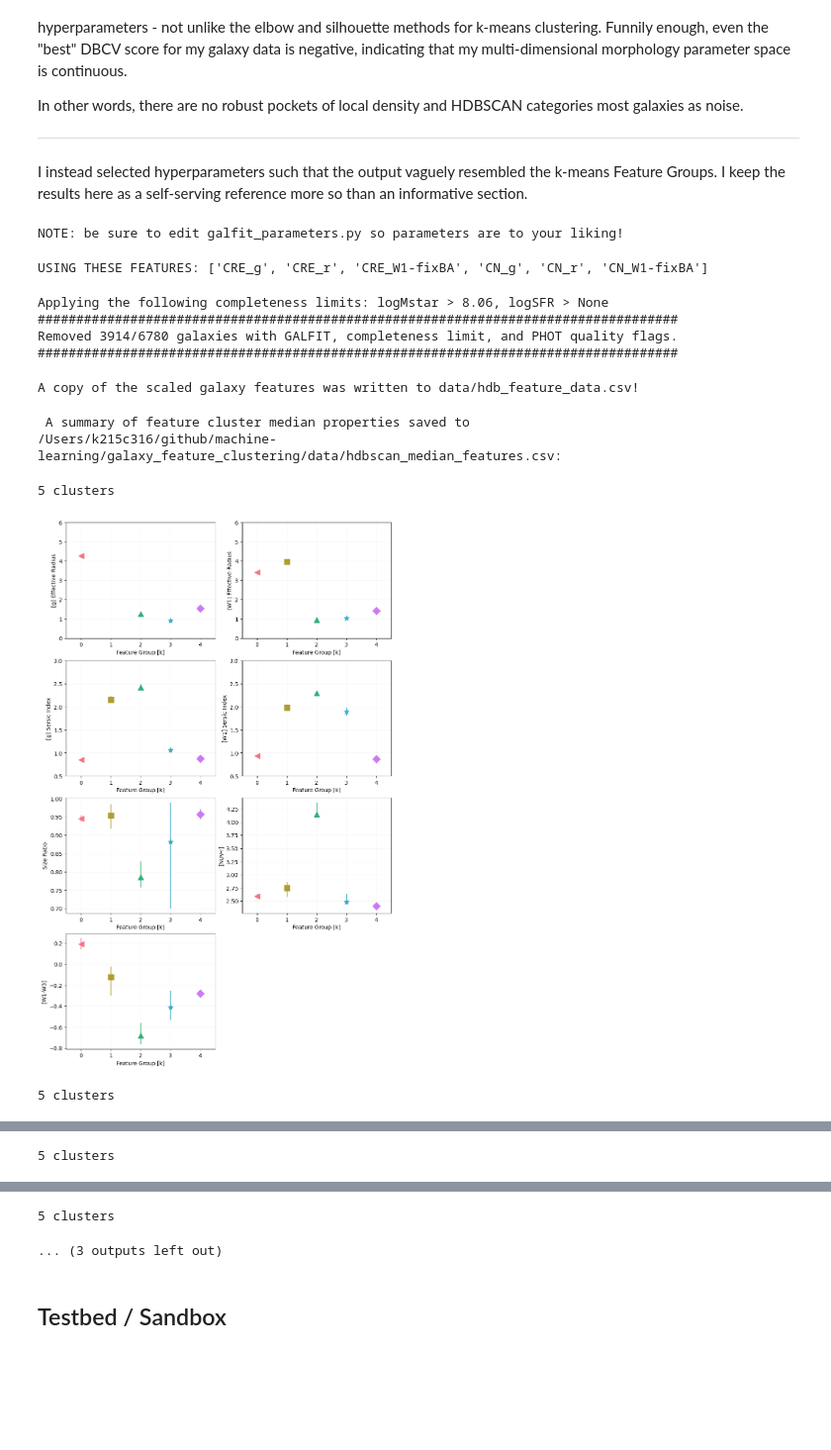
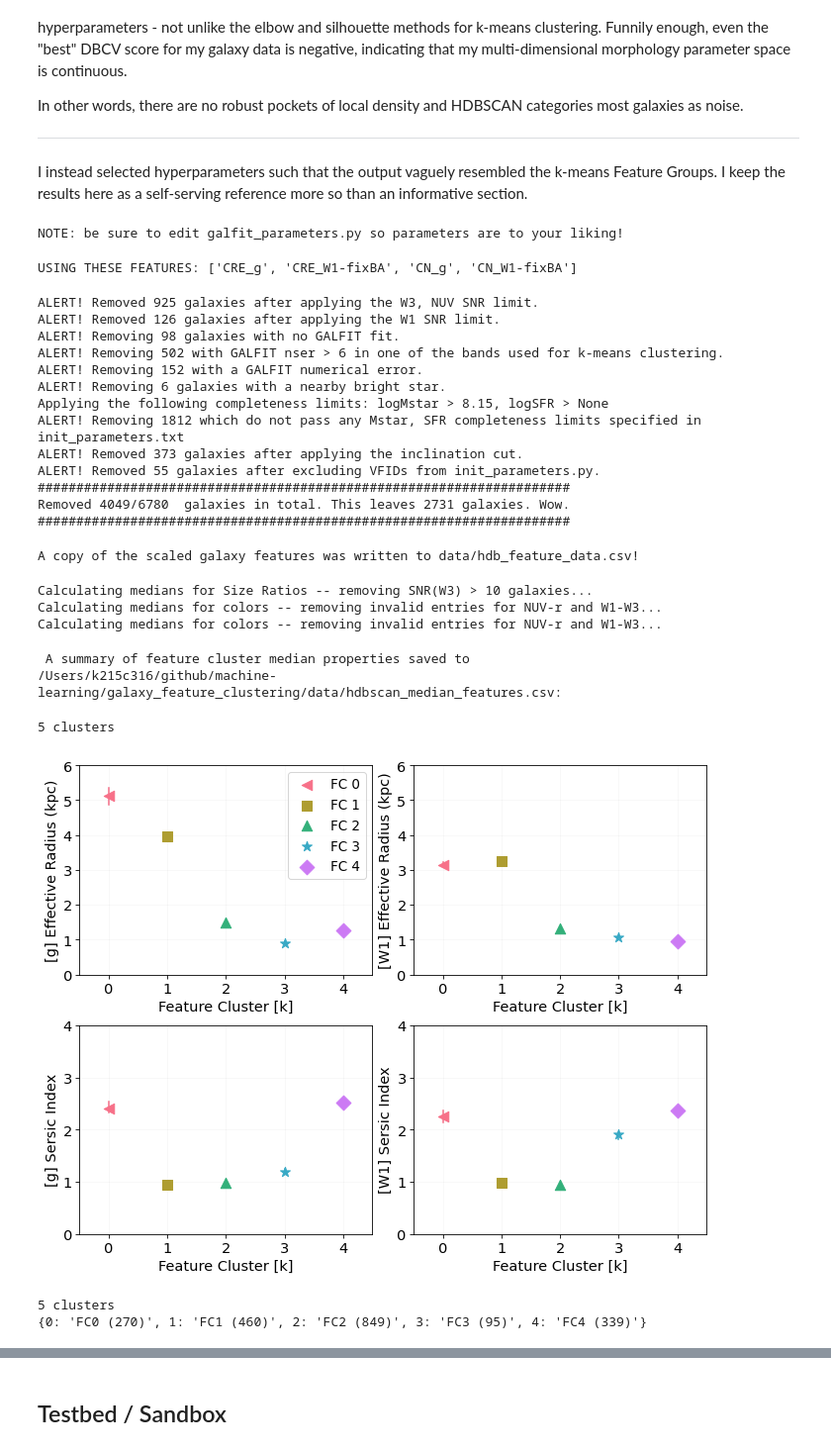
Before and after one commit to gammaspire/machine-learning, a Jupyter notebook: galaxy_feature_clustering/feature_clustering.ipynb, the cells around one changed output, grey strips where cells are left out. Shown at 99% size. Cells and saved outputs as stored; diff of their text form; code cells hidden in the pictures; blank space fills up the shorter version.

```diff
--- a/galaxy_feature_clustering/feature_clustering.ipynb
+++ b/galaxy_feature_clustering/feature_clustering.ipynb
@@ -723,18 +725,31 @@ from hdbscan_pipeline import run_hdbscan
 # %%
 import warnings
 warnings.filterwarnings("ignore")
 
-df_scaled = run_hdbscan(colors=False)
+df_scaled = run_hdbscan()
 # %% [output]
 NOTE: be sure to edit galfit_parameters.py so parameters are to your liking!
-USING THESE FEATURES: ['CRE_g', 'CRE_r', 'CRE_W1-fixBA', 'CN_g', 'CN_r', 'CN_W1-fixBA']
+USING THESE FEATURES: ['CRE_g', 'CRE_W1-fixBA', 'CN_g', 'CN_W1-fixBA']
-Applying the following completeness limits: logMstar > 8.06, logSFR > None
-###################################################################################
-Removed 3914/6780 galaxies with GALFIT, completeness limit, and PHOT quality flags.
-###################################################################################
+ALERT! Removed 925 galaxies after applying the W3, NUV SNR limit.
+ALERT! Removed 126 galaxies after applying the W1 SNR limit.
+ALERT! Removing 98 galaxies with no GALFIT fit.
+ALERT! Removing 502 with GALFIT nser > 6 in one of the bands used for k-means clustering.
+ALERT! Removing 152 with a GALFIT numerical error.
+ALERT! Removing 6 galaxies with a nearby bright star.
+Applying the following completeness limits: logMstar > 8.15, logSFR > None
+ALERT! Removing 1812 which do not pass any Mstar, SFR completeness limits specified in init_parameters.txt
+ALERT! Removed 373 galaxies after applying the inclination cut.
+ALERT! Removed 55 galaxies after excluding VFIDs from init_parameters.py.
+#####################################################################
+Removed 4049/6780  galaxies in total. This leaves 2731 galaxies. Wow.
+#####################################################################
 A copy of the scaled galaxy features was written to data/hdb_feature_data.csv!
- A summary of feature cluster median properties saved to
-/Users/k215c316/github/machine-learning/galaxy_feature_clustering/data/hdbscan_median_features.csv:
+Calculating medians for Size Ratios -- removing SNR(W3) > 10 galaxies...
+Calculating medians for colors -- removing invalid entries for NUV-r and W1-W3...
+Calculating medians for colors -- removing invalid entries for NUV-r and W1-W3...
-5 clusters
+ A summary of feature cluster median properties saved to
+/Users/k215c316/github/machine-learning/galaxy_feature_clustering/data/hdbscan_median_features.csv:
+5 clusters
-[figure, old version]
+[figure, new version]
-5 clusters
+5 clusters
+{0: 'FC0 (270)', 1: 'FC1 (460)', 2: 'FC2 (849)', 3: 'FC3 (95)', 4: 'FC4 (339)'}
@@ -742 +756,0 @@ A copy of the scaled galaxy features was written to data/hdb_feature_data.csv!
-5 clusters
@@ -744,5 +757,3 @@ A copy of the scaled galaxy features was written to data/hdb_feature_data.csv!
-5 clusters
-... (3 outputs left out)
 # %% [markdown]
 ## Testbed / Sandbox
 # %% [markdown]
```
Also changed, not shown: parts of 28 cells of this notebook, 8 other files.
